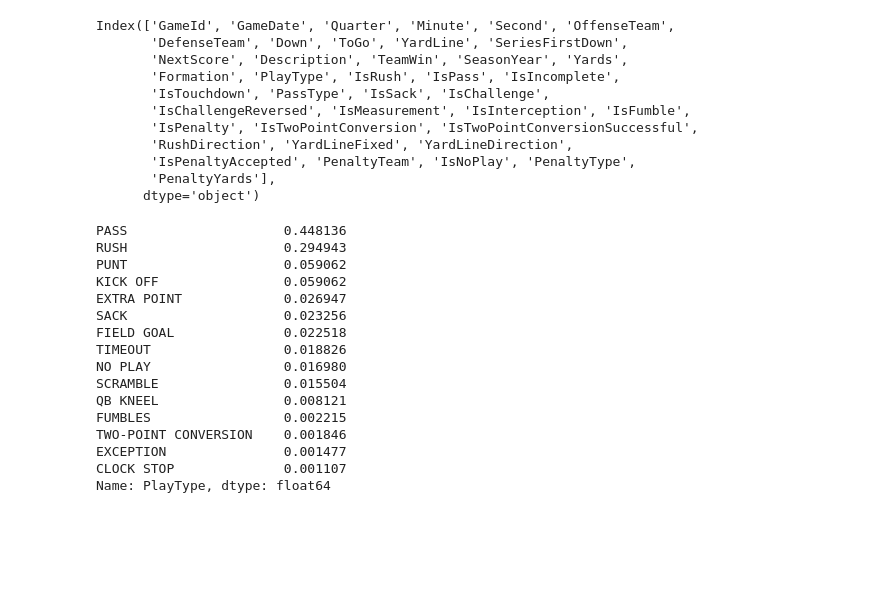
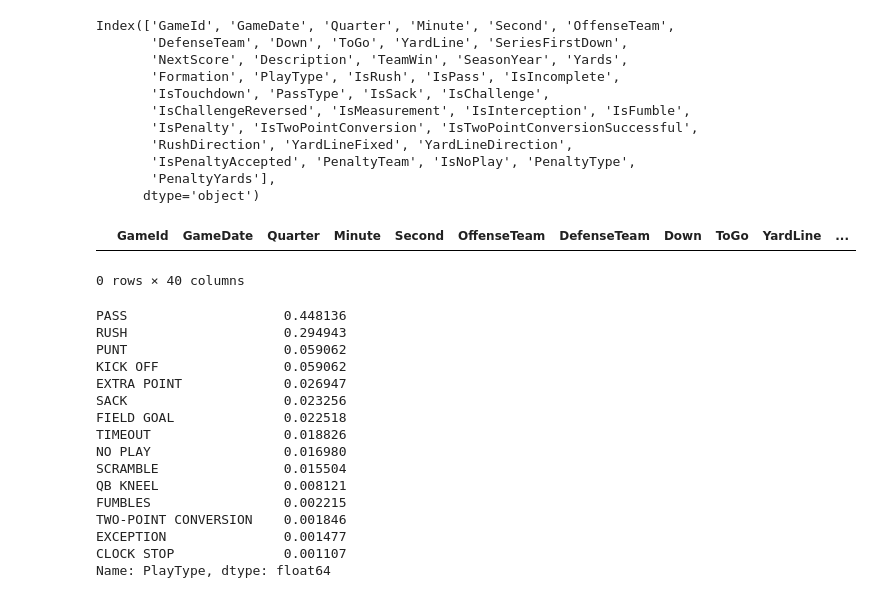
Before and after one commit to michaelrojas/nfl_2016, a Jupyter notebook: nfl_play_by_play_2016.ipynb, the cells around one changed output. Saved outputs shown, nothing was run; the diff lists cells and outputs as text; code cells hidden in the pictures; blank space fills up the shorter version.

```diff
--- a/nfl_play_by_play_2016.ipynb
+++ b/nfl_play_by_play_2016.ipynb
@@ -159,6 +238,11 @@ Index(['GameId', 'GameDate', 'Quarter', 'Minute', 'Second', 'OffenseTeam',
        'IsPenaltyAccepted', 'PenaltyTeam', 'IsNoPlay', 'PenaltyType',
        'PenaltyYards'],
       dtype='object')
+# %%
+pats[pats.index == 22974]
+# %% [output]
+|  | GameId | GameDate | Quarter | Minute | Second | OffenseTeam | DefenseTeam | Down | ToGo | YardLine | ... |
+0 rows × 40 columns
 # %%
 pats.PlayType.value_counts(normalize=True)
 # %% [output]
```
Also changed, not shown: parts of 15 cells of this notebook.
